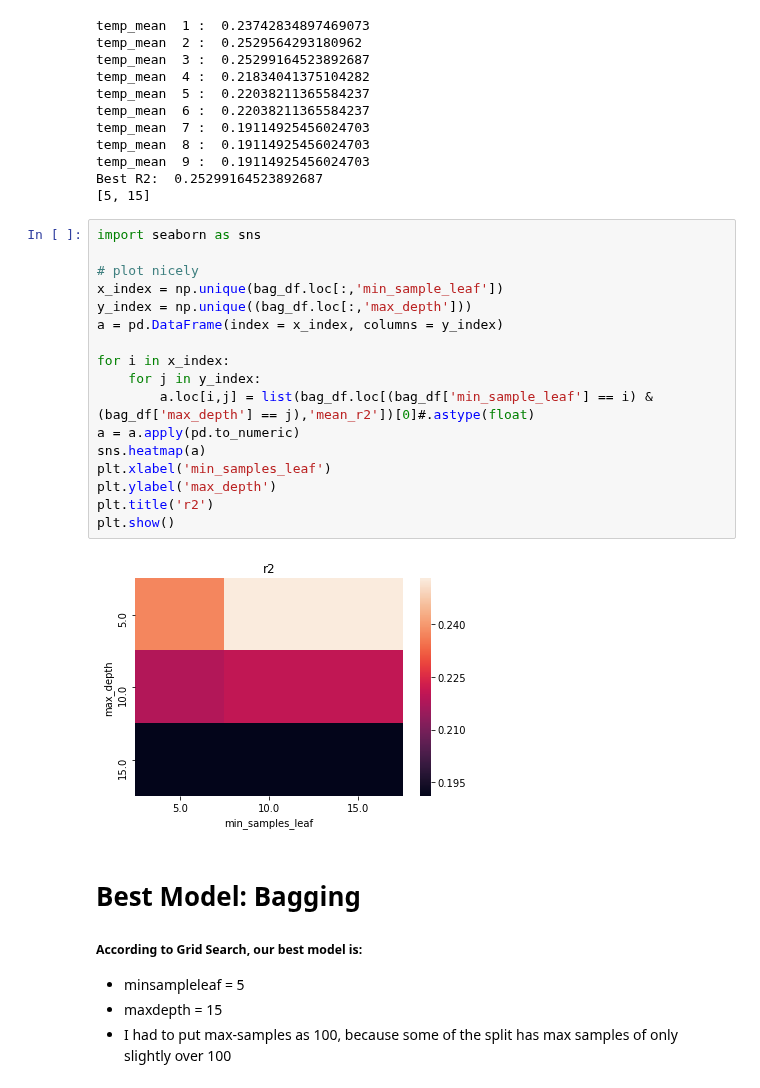
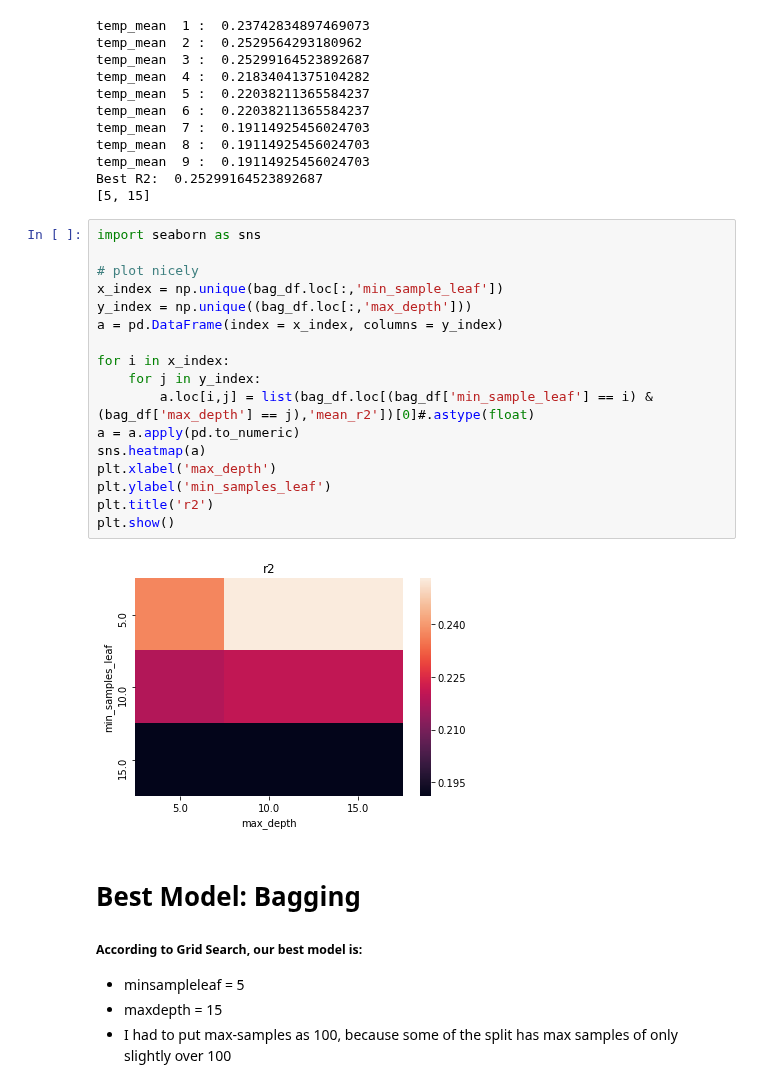
Before and after one commit to meenmo/Forecasting_Stock_Returns_via_Supervised_Learning, a Jupyter notebook: Code/AAT-DT_v7.ipynb, the cells around one changed output. Cells and saved outputs as stored; diff of their text form.

```diff
--- a/Code/AAT-DT_v7.ipynb
+++ b/Code/AAT-DT_v7.ipynb
@@ -1016,22 +1016,22 @@ Best R2:  0.25299164523892687
 # %%
 import seaborn as sns
 
 # plot nicely
 x_index = np.unique(bag_df.loc[:,'min_sample_leaf'])
 y_index = np.unique((bag_df.loc[:,'max_depth']))
 a = pd.DataFrame(index = x_index, columns = y_index)
 
 for i in x_index:
     for j in y_index:
         a.loc[i,j] = list(bag_df.loc[(bag_df['min_sample_leaf'] == i) & (bag_df['max_depth'] == j),'mean_r2'])[0]#.astype(float)
 a = a.apply(pd.to_numeric)
 sns.heatmap(a)
-plt.xlabel('min_samples_leaf')
-plt.ylabel('max_depth')
+plt.xlabel('max_depth')
+plt.ylabel('min_samples_leaf')
 plt.title('r2')
 plt.show()
 # %% [output]
-[figure, old version]
+[figure, new version]
 # %% [markdown]
 # Best Model: Bagging
 
```
Also changed, not shown: parts of 9 cells of this notebook.
